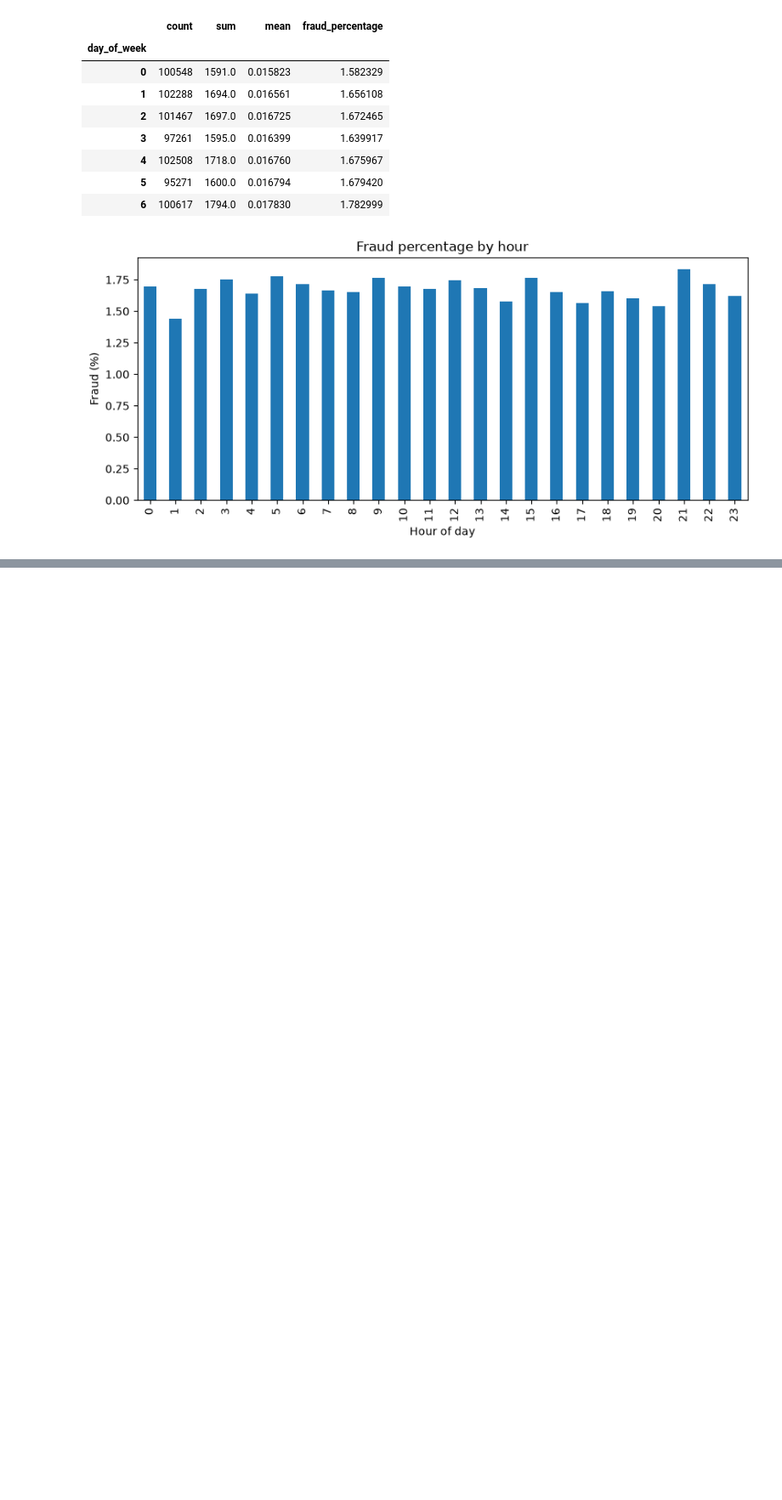
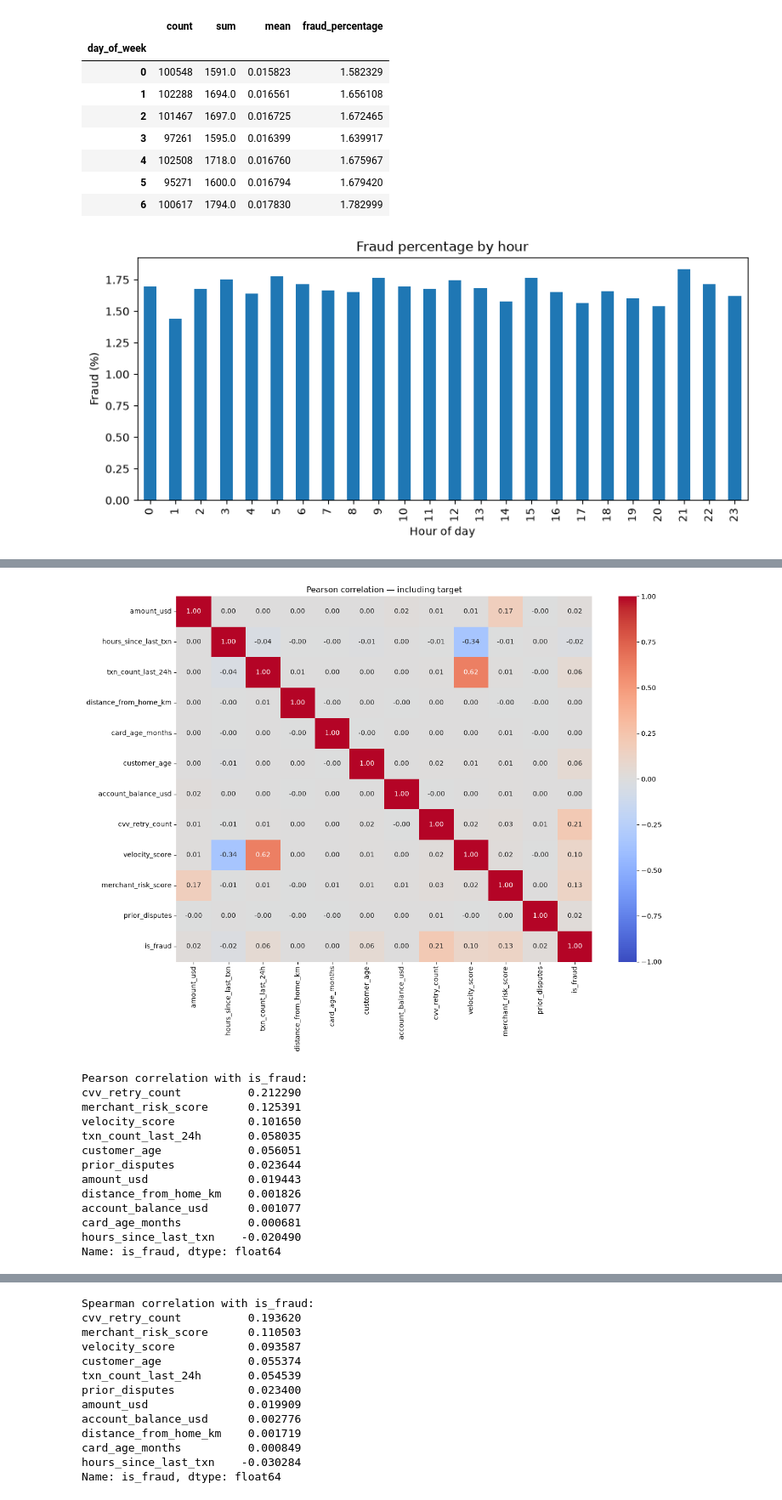
Before and after one commit to LaudielVinalay/Kaggle-Fraud-Detection, a Jupyter notebook: notebooks/1.- EDA Fraud Detection Data.ipynb, the cells around one changed output, grey strips where cells are left out. Shown at 85% size. Saved outputs shown, nothing was run; the diff lists cells and outputs as text; code cells hidden in the pictures; blank space fills up the shorter version.

```diff
--- a/notebooks/1.- EDA Fraud Detection Data.ipynb
+++ b/notebooks/1.- EDA Fraud Detection Data.ipynb
@@ -239,0 +341,50 @@ plt.show()
+# %%
+import matplotlib.pyplot as plt
+import seaborn as sns
+
+columnas_correlacion = numericas + ["is_fraud"]
+correlaciones = {}
+
+for metodo in ["pearson", "spearman"]:
+    matriz = data_train[columnas_correlacion].corr(method=metodo)
+    correlaciones[metodo] = matriz
+
+    plt.figure(figsize=(13, 10))
+    sns.heatmap(
+        matriz,
+        annot=True,
+        fmt=".2f",
+        cmap="coolwarm",
+        vmin=-1,
+        vmax=1,
+        center=0,
+    )
+
+    plt.title(f"{metodo.capitalize()} correlation — including target")
+    plt.tight_layout()
+    plt.show()
+
+    # Exclude the target's correlation with itself.
+    correlacion_target = (
+        matriz["is_fraud"]
+        .drop("is_fraud")
+        .sort_values(ascending=False)
+    )
+
+    print(f"\n{metodo.capitalize()} correlation with is_fraud:")
+    print(correlacion_target)
+# %% [output]
+[figure, added]
+Pearson correlation with is_fraud:
+cvv_retry_count          0.212290
+merchant_risk_score      0.125391
+velocity_score           0.101650
+txn_count_last_24h       0.058035
+customer_age             0.056051
+prior_disputes           0.023644
+amount_usd               0.019443
+distance_from_home_km    0.001826
+account_balance_usd      0.001077
+card_age_months          0.000681
+hours_since_last_txn    -0.020490
+Name: is_fraud, dtype: float64
@@ -239,0 +392,13 @@ plt.show()
+Spearman correlation with is_fraud:
+cvv_retry_count          0.193620
+merchant_risk_score      0.110503
+velocity_score           0.093587
+customer_age             0.055374
+txn_count_last_24h       0.054539
+prior_disputes           0.023400
+amount_usd               0.019909
+account_balance_usd      0.002776
+distance_from_home_km    0.001719
+card_age_months          0.000849
+hours_since_last_txn    -0.030284
+Name: is_fraud, dtype: float64
```
Also changed, not shown: parts of 27 cells of this notebook, 2 other files.
